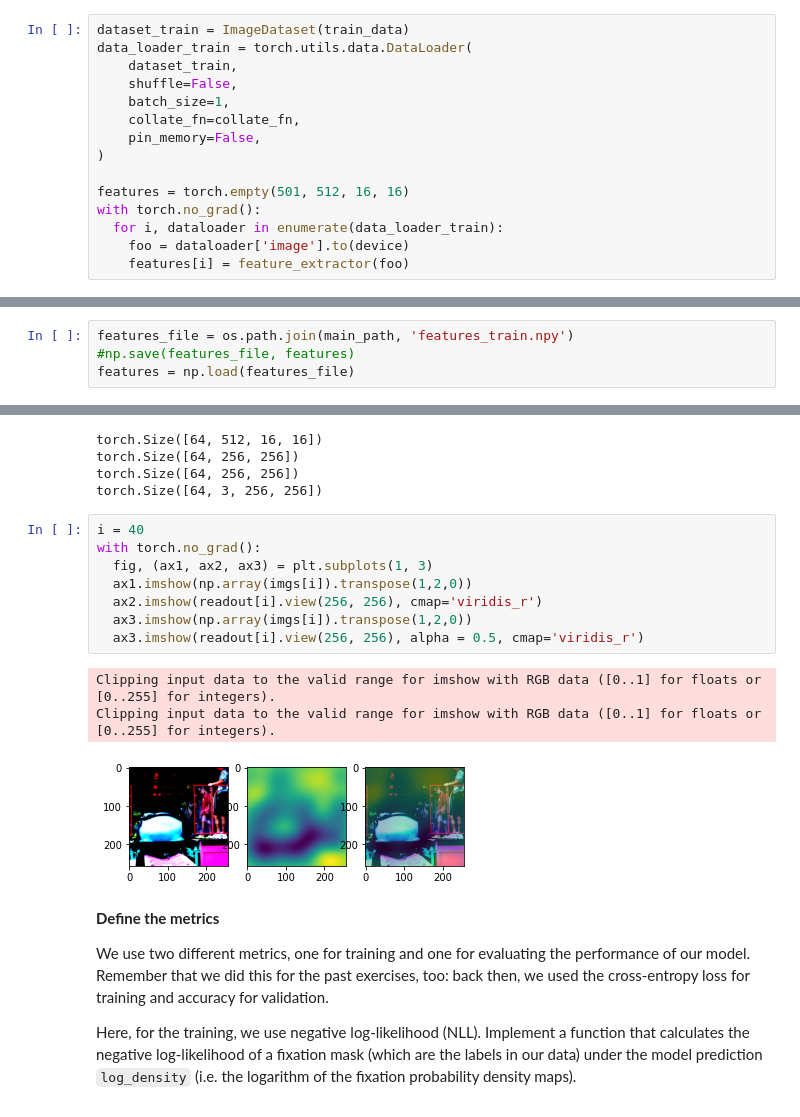
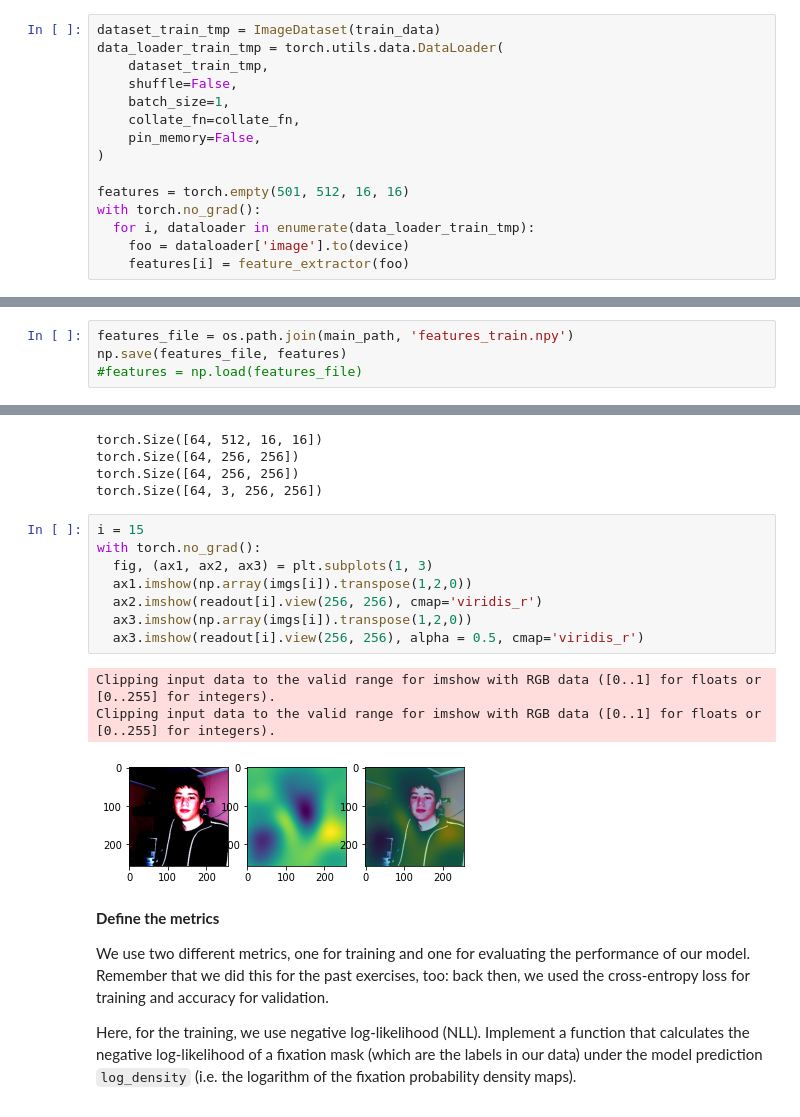
Before and after one commit to swang1112/DL_VL, a Jupyter notebook: Colab_Notebooks/Exercises4_2020.ipynb, the cells around one changed output, grey strips where cells are left out. Saved outputs shown, nothing was run; the diff lists cells and outputs as text.

```diff
--- a/Colab_Notebooks/Exercises4_2020.ipynb
+++ b/Colab_Notebooks/Exercises4_2020.ipynb
@@ -380,9 +383,9 @@ with torch.no_grad():
   faa = feature_extractor(faa['image'].to(device))
 print(faa.shape)
 # %%
-dataset_train = ImageDataset(train_data)
-data_loader_train = torch.utils.data.DataLoader(
-    dataset_train,
+dataset_train_tmp = ImageDataset(train_data)
+data_loader_train_tmp = torch.utils.data.DataLoader(
+    dataset_train_tmp,
     shuffle=False,
     batch_size=1,
     collate_fn=collate_fn,
@@ -391,7 +394,7 @@ data_loader_train = torch.utils.data.DataLoader(
 
 features = torch.empty(501, 512, 16, 16)
 with torch.no_grad():
-  for i, dataloader in enumerate(data_loader_train):
+  for i, dataloader in enumerate(data_loader_train_tmp):
     foo = dataloader['image'].to(device)
     features[i] = feature_extractor(foo)
 # %%
@@ -405,8 +408,8 @@ print(features.shape)
 Processing the images can take a few minutes. However, you only have to do it once. Thus it is a good idea to save the features to a file that you can load again later.
 # %%
 features_file = os.path.join(main_path, 'features_train.npy')
-#np.save(features_file, features)
-features = np.load(features_file)
+np.save(features_file, features)
+#features = np.load(features_file)
 # %% [markdown]
 Add the features to the dataset and define a data loader for training our model. Feel free to change the batch size.
 # %%
@@ -559,17 +562,17 @@ torch.Size([64, 256, 256])
 torch.Size([64, 256, 256])
 torch.Size([64, 3, 256, 256])
 # %%
-i = 40
+i = 15
 with torch.no_grad():
   fig, (ax1, ax2, ax3) = plt.subplots(1, 3)
   ax1.imshow(np.array(imgs[i]).transpose(1,2,0))
   ax2.imshow(readout[i].view(256, 256), cmap='viridis_r')
   ax3.imshow(np.array(imgs[i]).transpose(1,2,0))
   ax3.imshow(readout[i].view(256, 256), alpha = 0.5, cmap='viridis_r')
 # %% [output]
 Clipping input data to the valid range for imshow with RGB data ([0..1] for floats or [0..255] for integers).
 Clipping input data to the valid range for imshow with RGB data ([0..1] for floats or [0..255] for integers).
-[figure, old version]
+[figure, new version]
 # %% [markdown]
 **Define the metrics**
 
```
Also changed, not shown: parts of 16 cells of this notebook.
